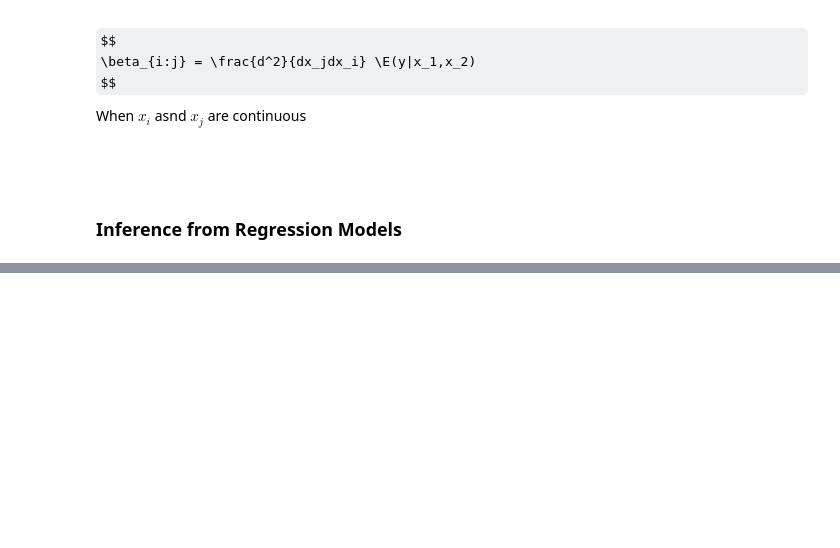
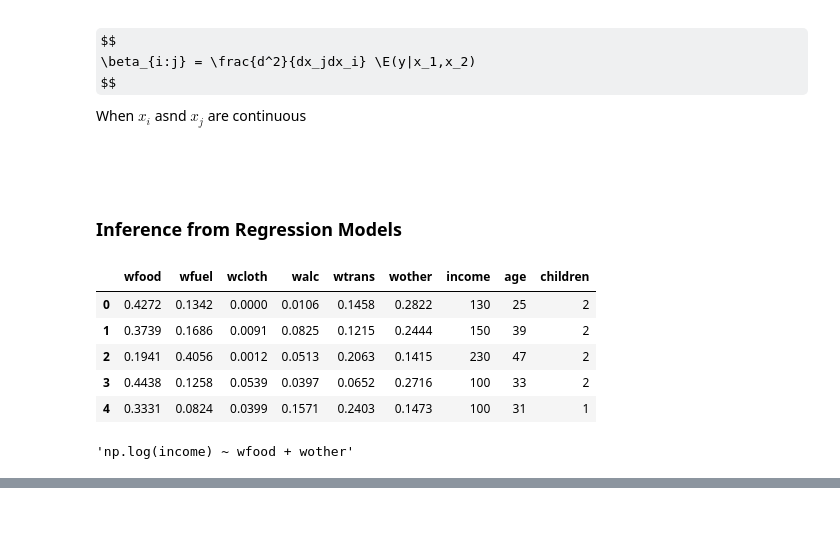
Before and after one commit to raoguchi/sp24, a Jupyter notebook: notebooks/week-7-summary.ipynb, the cells around one changed output, grey strips where cells are left out. Saved outputs shown, nothing was run; the diff lists cells and outputs as text; code cells hidden in the pictures; some formulas as TeX source; blank space fills up the shorter version.

```diff
--- a/notebooks/week-7-summary.ipynb
+++ b/notebooks/week-7-summary.ipynb
@@ -248,0 +274,18 @@ When $x_i$ asnd $x_j$ are continuous
+# %%
+url = "https://vincentarelbundock.github.io/Rdatasets/csv/Ecdat/BudgetUK.csv"
+df = pd.read_csv(url).drop(['rownames', 'totexp'], axis=1)
+df.head()
+# %% [output]
+|  | wfood | wfuel | wcloth | walc | wtrans | wother | income | age | children |
+| 0 | 0.4272 | 0.1342 | 0.0000 | 0.0106 | 0.1458 | 0.2822 | 130 | 25 | 2 |
+| 1 | 0.3739 | 0.1686 | 0.0091 | 0.0825 | 0.1215 | 0.2444 | 150 | 39 | 2 |
+| 2 | 0.1941 | 0.4056 | 0.0012 | 0.0513 | 0.2063 | 0.1415 | 230 | 47 | 2 |
+| 3 | 0.4438 | 0.1258 | 0.0539 | 0.0397 | 0.0652 | 0.2716 | 100 | 33 | 2 |
+| 4 | 0.3331 | 0.0824 | 0.0399 | 0.1571 | 0.2403 | 0.1473 | 100 | 31 | 1 |
+# %%
+response = 'income'
+covariates = df.columns.drop(response)
+model_formula = f'np.log({response}) ~ wfood + wother'
+model_formula
+# %% [output]
+'np.log(income) ~ wfood + wother'
```
Also changed, not shown: parts of 42 cells of this notebook.
